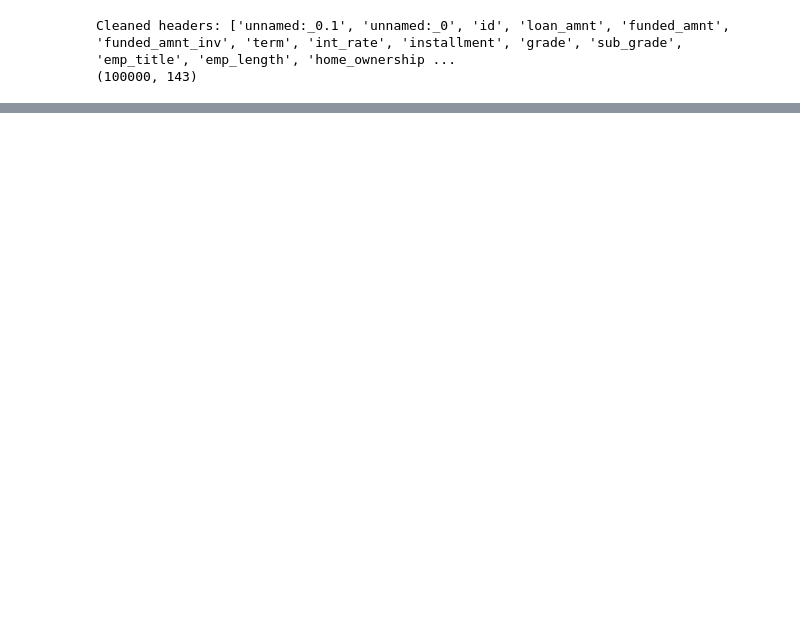
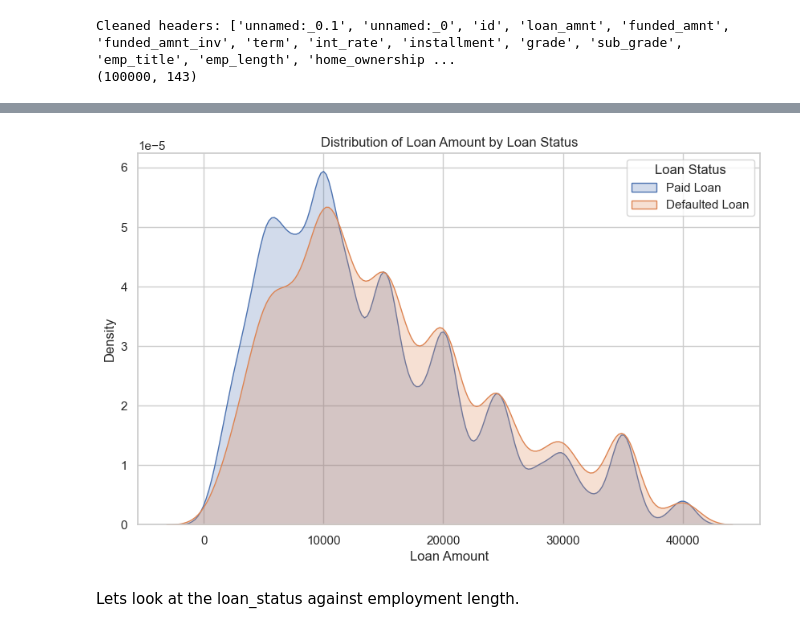
Before and after one commit to Wattysaid/dsif-git-main-project, a Jupyter notebook: elvtr_main_project/notebooks/rfe on raw data.ipynb, the cells around one changed output, grey strips where cells are left out. Saved outputs shown, nothing was run; the diff lists cells and outputs as text; code cells hidden in the pictures; blank space fills up the shorter version.

```diff
--- a/elvtr_main_project/notebooks/rfe on raw data.ipynb
+++ b/elvtr_main_project/notebooks/rfe on raw data.ipynb
@@ -128,0 +221,18 @@ sns.set_theme(style='whitegrid')
+# %%
+# Define the logical groupings for 'loan_status'
+loan_status_groupings = {
+    'Fully Paid': 'Paid Loan',
+    'Does not meet the credit policy. Status:Fully Paid': 'Paid Loan',
+    'Charged Off': 'Defaulted Loan',
+    'Does not meet the credit policy. Status:Charged Off': 'Defaulted Loan',
+    'Default': 'Defaulted Loan'
+}
+
+# Apply the grouping to the 'loan_status' column
+df['loan_status_grouped_kn'] = df['loan_status'].replace(loan_status_groupings)
+
+# Retain only rows with 'Paid Loan' or 'Defaulted Loan'
+df = df[df['loan_status_grouped_kn'].isin(['Paid Loan', 'Defaulted Loan'])]
+
+# Verify the groupings
+print(df['loan_status_grouped_kn'].value_counts())
@@ -128,0 +250,13 @@ sns.set_theme(style='whitegrid')
+# %%
+plt.figure(figsize=(10, 6))
+for status in df['loan_status_grouped_kn'].unique():
+    sns.kdeplot(df[df['loan_status_grouped_kn'] == status]['loan_amnt'], label=status, fill=True)
+plt.title('Distribution of Loan Amount by Loan Status')
+plt.xlabel('Loan Amount')
+plt.ylabel('Density')
+plt.legend(title="Loan Status")
+plt.show()
+# %% [output]
+[figure, added]
+# %% [markdown]
+Lets look at the loan_status against employment length.
```
Also changed, not shown: parts of 41 cells of this notebook.
